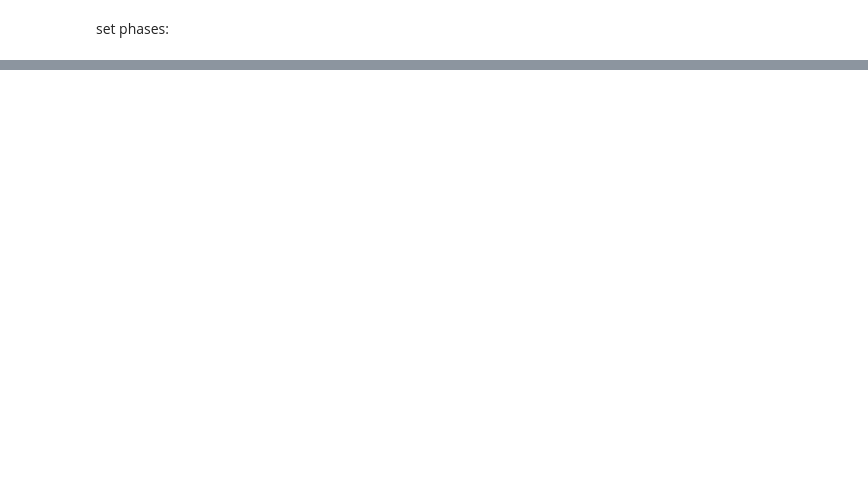
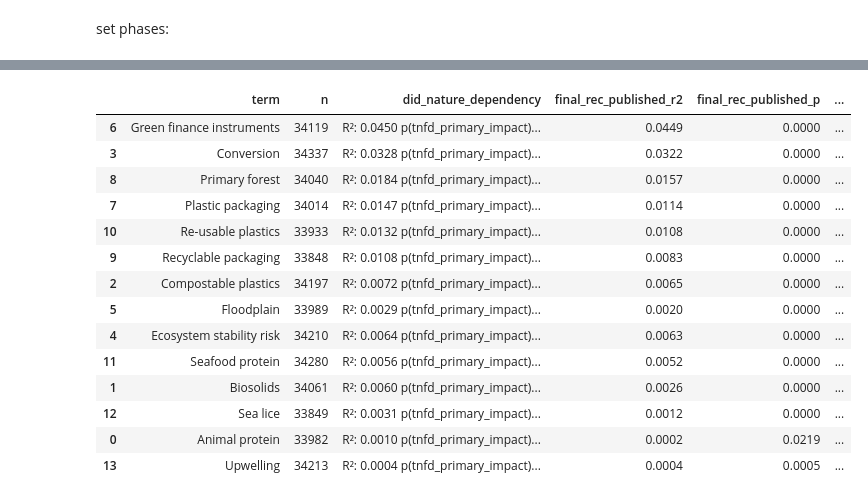
Before and after one commit to jkammering97/neo4j_repository, a Jupyter notebook: biodiversity_term_analysis.ipynb, the cells around one changed output, grey strips where cells are left out. Drawn from its saved outputs; the diff is of its cells as text; code cells hidden in the pictures; blank space fills up the shorter version.

```diff
--- a/biodiversity_term_analysis.ipynb
+++ b/biodiversity_term_analysis.ipynb
@@ -1599,0 +1681,2 @@ for variable_set, label in [
+# %%
+df = year_bin_matches_nature_related_inception_phase_120k[year_bin_matches_nature_related_inception_phase_120k['industry'].isin(["Pharmaceuticals", "Biotechnology"])].copy()
@@ -1599,0 +1714,4 @@ for variable_set, label in [
+# %%
+final_recommendations = pd.Timestamp("2023-09-17")
+selected_impl['final_rec_published'] = (selected_impl["date"] >= final_recommendations).astype(int)
+# start date of the NYC climate week
@@ -1599,0 +1724,6 @@ for variable_set, label in [
+# %%
+selected_impl["delta_since_final_recc"] = (
+    selected_impl["date"] - final_recommendations
+).dt.days
+# %%
+selected_impl['did_variable'] = selected_impl['tnfd_primary_impact'] * selected_impl['final_rec_published']
@@ -1599,0 +1790,19 @@ for variable_set, label in [
+# %%
+regression_results = fit_and_compute_regression_recommendations(selected_impl, terms=False,with_did=True)
+display(HTML(regression_results.to_html(escape=False)))
+# %% [output]
+|  | term | n | did_nature_dependency | final_rec_published_r2 | final_rec_published_p | ... |
+| 6 | Green finance instruments | 34119 | R²: 0.0450 p(tnfd_primary_impact)... | 0.0449 | 0.0000 | ... |
+| 3 | Conversion | 34337 | R²: 0.0328 p(tnfd_primary_impact)... | 0.0322 | 0.0000 | ... |
+| 8 | Primary forest | 34040 | R²: 0.0184 p(tnfd_primary_impact)... | 0.0157 | 0.0000 | ... |
+| 7 | Plastic packaging | 34014 | R²: 0.0147 p(tnfd_primary_impact)... | 0.0114 | 0.0000 | ... |
+| 10 | Re-usable plastics | 33933 | R²: 0.0132 p(tnfd_primary_impact)... | 0.0108 | 0.0000 | ... |
+| 9 | Recyclable packaging | 33848 | R²: 0.0108 p(tnfd_primary_impact)... | 0.0083 | 0.0000 | ... |
+| 2 | Compostable plastics | 34197 | R²: 0.0072 p(tnfd_primary_impact)... | 0.0065 | 0.0000 | ... |
+| 5 | Floodplain | 33989 | R²: 0.0029 p(tnfd_primary_impact)... | 0.0020 | 0.0000 | ... |
+| 4 | Ecosystem stability risk | 34210 | R²: 0.0064 p(tnfd_primary_impact)... | 0.0063 | 0.0000 | ... |
+| 11 | Seafood protein | 34280 | R²: 0.0056 p(tnfd_primary_impact)... | 0.0052 | 0.0000 | ... |
+| 1 | Biosolids | 34061 | R²: 0.0060 p(tnfd_primary_impact)... | 0.0026 | 0.0000 | ... |
+| 12 | Sea lice | 33849 | R²: 0.0031 p(tnfd_primary_impact)... | 0.0012 | 0.0000 | ... |
+| 0 | Animal protein | 33982 | R²: 0.0010 p(tnfd_primary_impact)... | 0.0002 | 0.0219 | ... |
+| 13 | Upwelling | 34213 | R²: 0.0004 p(tnfd_primary_impact)... | 0.0004 | 0.0005 | ... |
```
Also changed, not shown: parts of 152 cells of this notebook, 1 other file.
